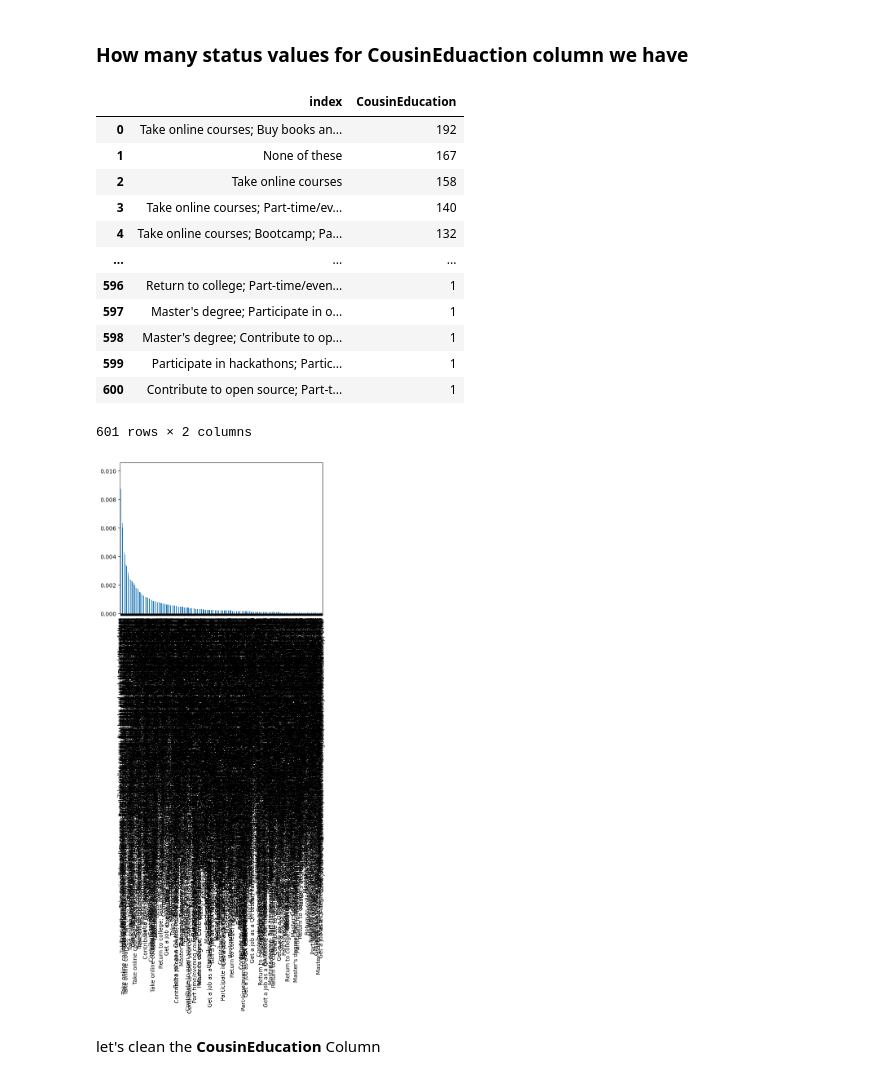
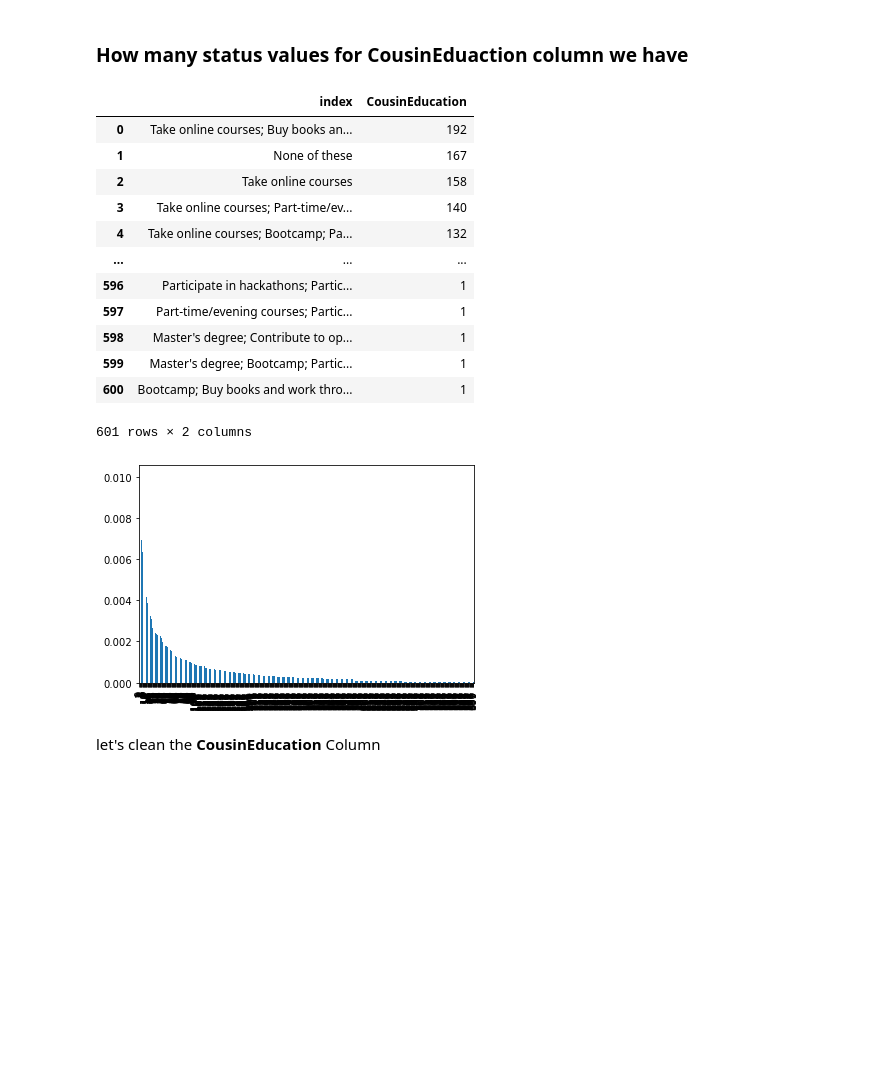
Before and after one commit to sharmas1ddharth/salary-prediction-and-analysis, a Jupyter notebook: Notebooks/stackoverflow_survey.ipynb, the cells around one changed output. Drawn from its saved outputs; the diff is of its cells as text; code cells hidden in the pictures; blank space fills up the shorter version.

```diff
--- a/Notebooks/stackoverflow_survey.ipynb
+++ b/Notebooks/stackoverflow_survey.ipynb
@@ -7,8 +7,8 @@ import logging
 
 logging.basicConfig(level=logging.INFO)
 # %%
-data = pd.read_csv('salary-prediction-and-analysis/data/survey_results_public.csv')
-schema = pd.read_csv('salary-prediction-and-analysis/data/survey_results_schema.csv')
+data = pd.read_csv('../Data/survey_results_public.csv')
+schema = pd.read_csv('../Data/survey_results_schema.csv')
 data.head()
 # %% [output]
 |  | Respondent | Professional | ProgramHobby | Country | University | EmploymentStatus | FormalEducation | ... |
@@ -178,16 +179,16 @@ ce_values
 | 3 | Take online courses; Part-time/ev... | 140 |
 | 4 | Take online courses; Bootcamp; Pa... | 132 |
 | ... | ... | ... |
-| 596 | Return to college; Part-time/even... | 1 |
-| 597 | Master's degree; Participate in o... | 1 |
+| 596 | Participate in hackathons; Partic... | 1 |
+| 597 | Part-time/evening courses; Partic... | 1 |
 | 598 | Master's degree; Contribute to op... | 1 |
-| 599 | Participate in hackathons; Partic... | 1 |
-| 600 | Contribute to open source; Part-t... | 1 |
+| 599 | Master's degree; Bootcamp; Partic... | 1 |
+| 600 | Bootcamp; Buy books and work thro... | 1 |
 601 rows × 2 columns
 # %%
-(ce_values/data.shape[0]).plot(kind='bar');
+(ce_values['CousinEducation']/data.shape[0]).plot(kind='bar');
 # %% [output]
-[figure, old version]
+[figure, new version]
 # %% [markdown]
 let's clean the **CousinEducation** Column
 # %%
```
Also changed, not shown: parts of 10 cells of this notebook.
